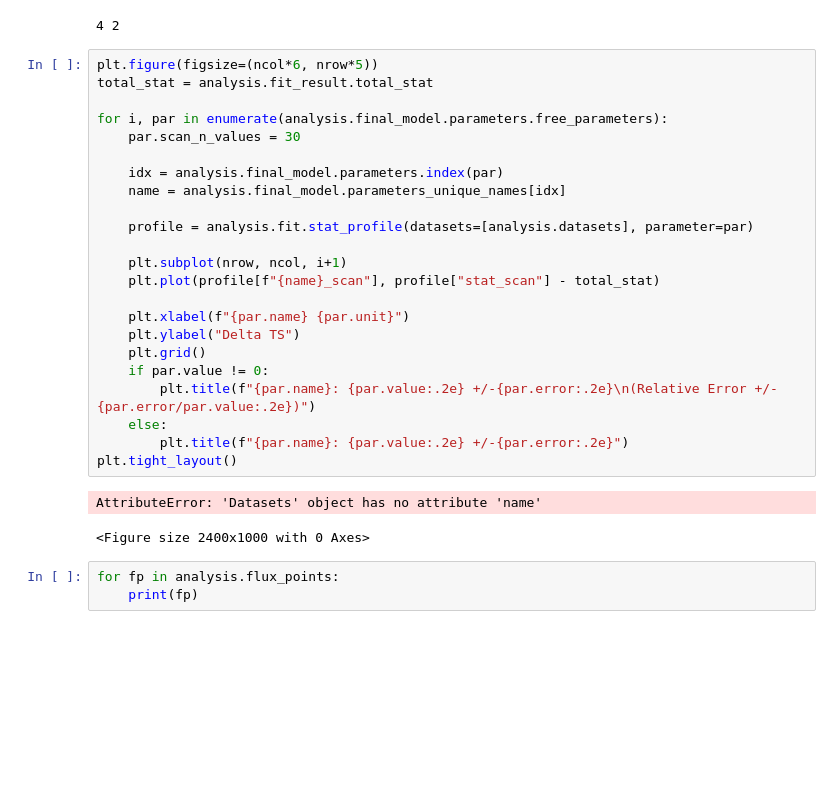
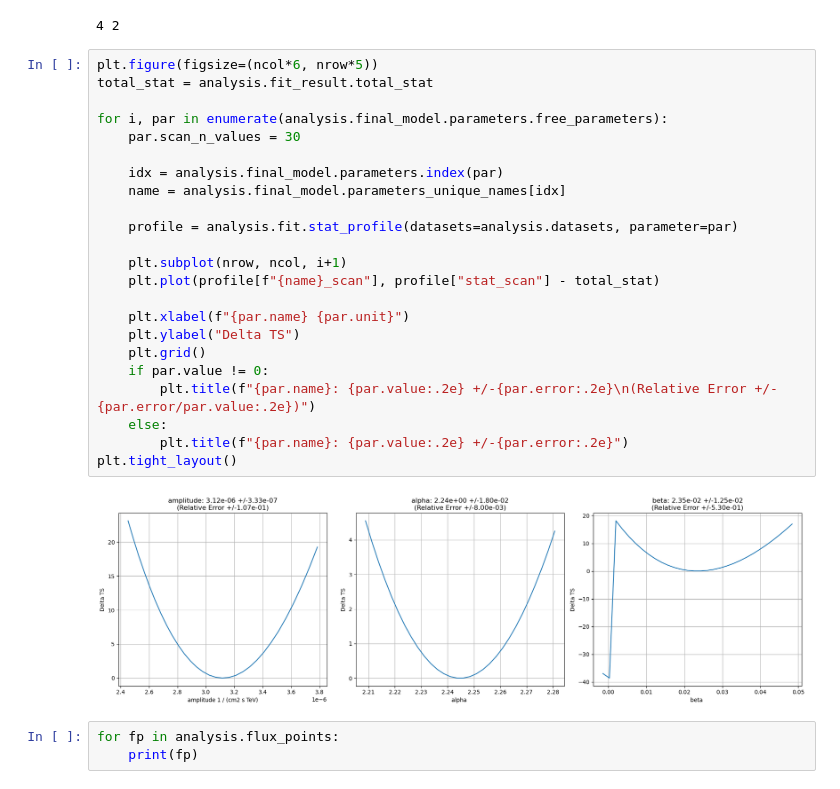
Before and after one commit to chaimain/asgardpy, a Jupyter notebook: notebooks/joint_fit_LAT_LST.ipynb, the cells around one changed output. Cells and saved outputs as stored; diff of their text form; blank space fills up the shorter version.

```diff
--- a/notebooks/joint_fit_LAT_LST.ipynb
+++ b/notebooks/joint_fit_LAT_LST.ipynb
@@ -175,29 +207,28 @@ print(ncol, nrow)
 # %%
 plt.figure(figsize=(ncol*6, nrow*5))
 total_stat = analysis.fit_result.total_stat
 
 for i, par in enumerate(analysis.final_model.parameters.free_parameters):
     par.scan_n_values = 30
 
     idx = analysis.final_model.parameters.index(par)
     name = analysis.final_model.parameters_unique_names[idx]
 
-    profile = analysis.fit.stat_profile(datasets=[analysis.datasets], parameter=par)
+    profile = analysis.fit.stat_profile(datasets=analysis.datasets, parameter=par)
 
     plt.subplot(nrow, ncol, i+1)
     plt.plot(profile[f"{name}_scan"], profile["stat_scan"] - total_stat)
 
     plt.xlabel(f"{par.name} {par.unit}")
     plt.ylabel("Delta TS")
     plt.grid()
     if par.value != 0:
         plt.title(f"{par.name}: {par.value:.2e} +/-{par.error:.2e}\n(Relative Error +/-{par.error/par.value:.2e})")
     else:
         plt.title(f"{par.name}: {par.value:.2e} +/-{par.error:.2e}")
 plt.tight_layout()
 # %% [output]
-AttributeError: 'Datasets' object has no attribute 'name'
-<Figure size 2400x1000 with 0 Axes>
+[figure, added]
 # %%
 for fp in analysis.flux_points:
     print(fp)
```
Also changed, not shown: parts of 12 cells of this notebook, 1 other file.
